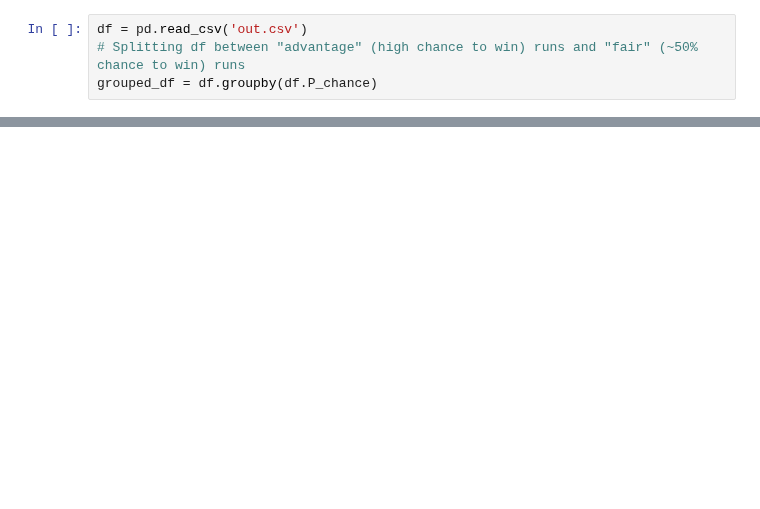
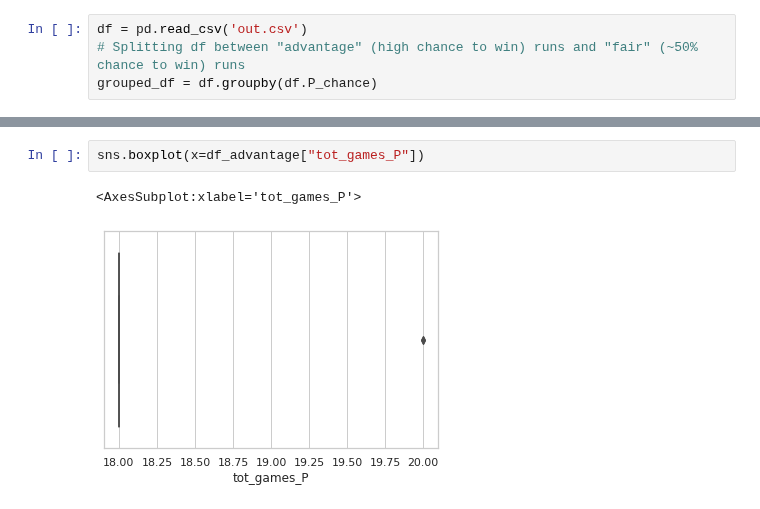
Before and after one commit to Henriquelay/markov-chain-tennis, a Jupyter notebook: grapher.ipynb, the cells around one changed output, grey strips where cells are left out. Saved outputs shown, nothing was run; the diff lists cells and outputs as text; blank space fills up the shorter version.

```diff
--- a/grapher.ipynb
+++ b/grapher.ipynb
@@ -32,0 +30,5 @@ df_advantage.describe()
+# %%
+sns.boxplot(x=df_advantage["tot_games_P"])
+# %% [output]
+<AxesSubplot:xlabel='tot_games_P'>
+[figure, added]
```
Also changed, not shown: parts of 12 cells of this notebook.
